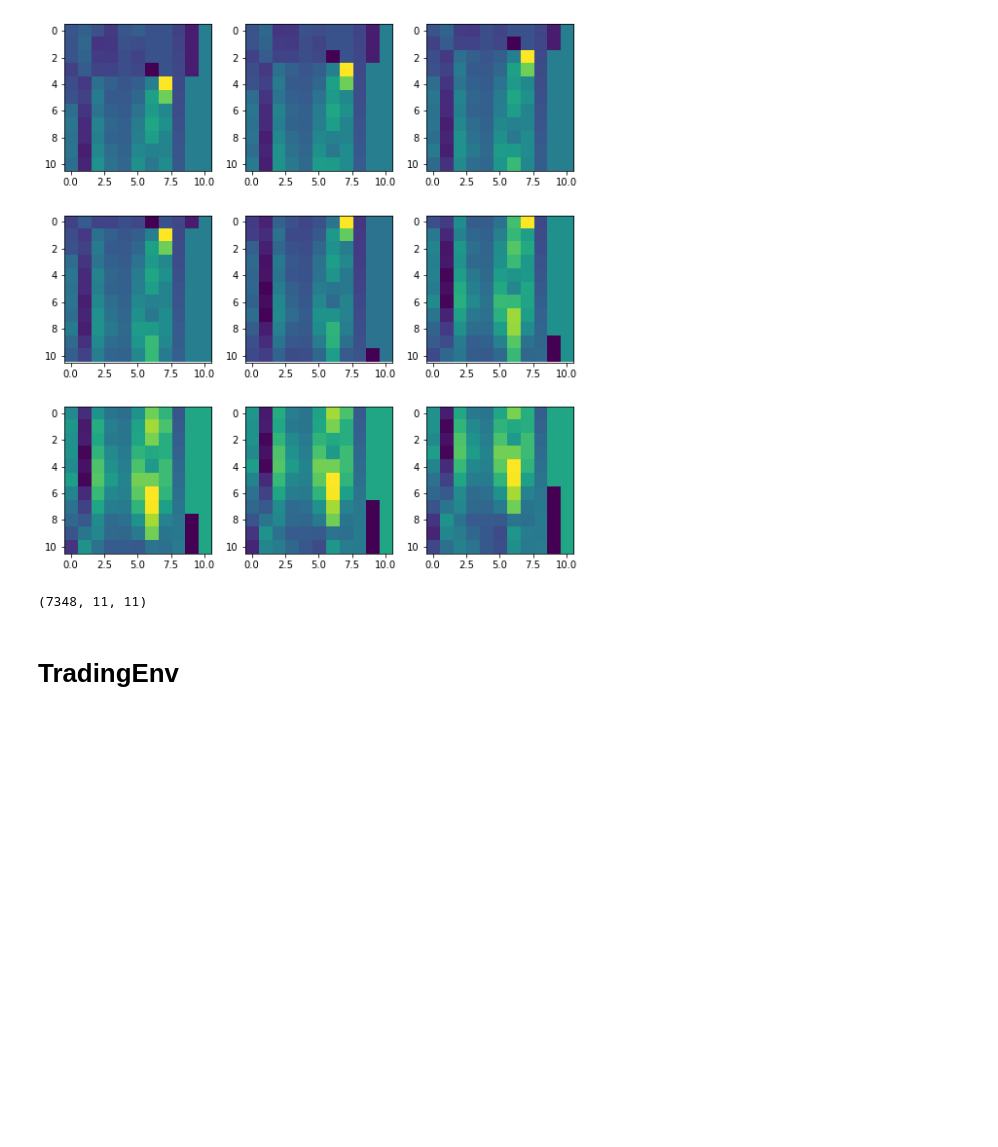
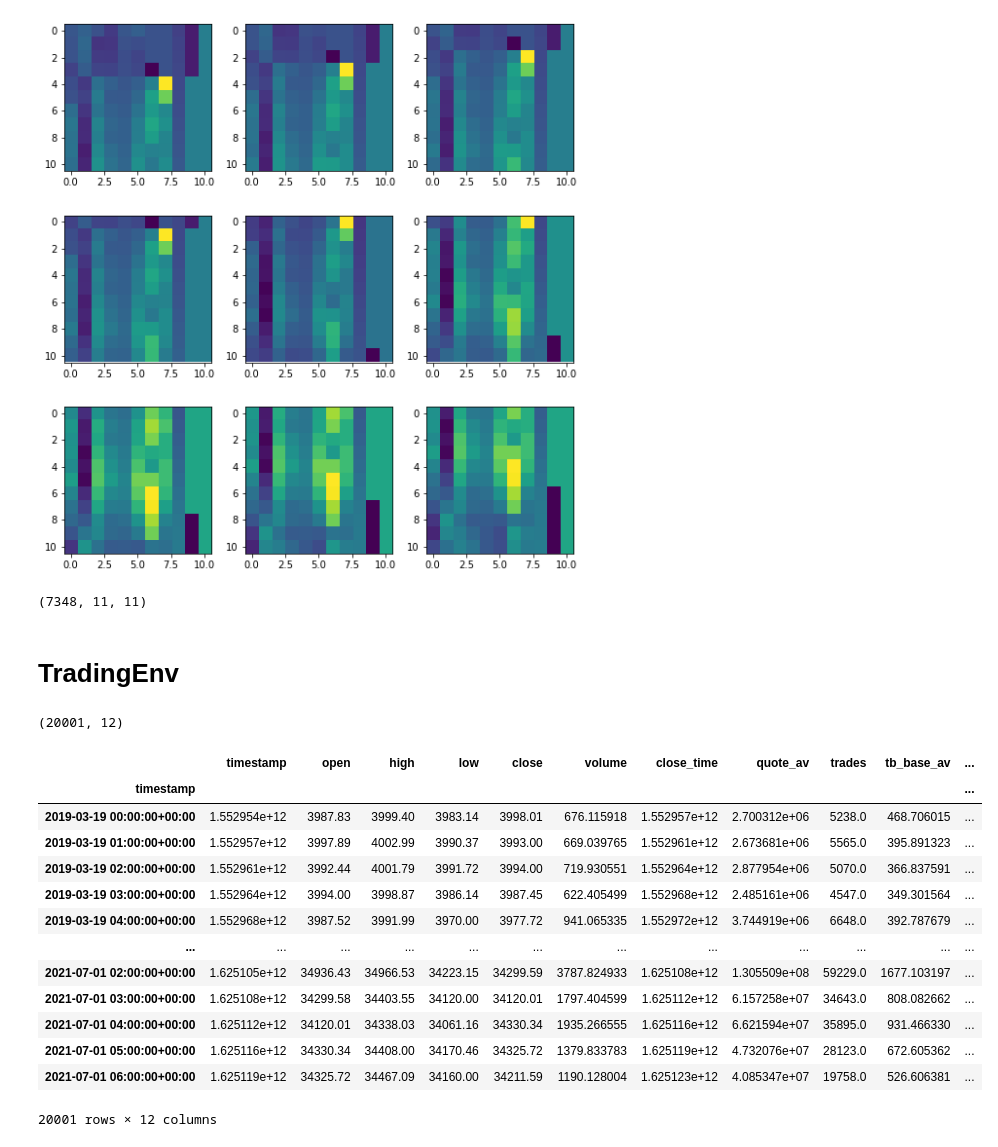
Before and after one commit to skywalker0803r/crypto, a Jupyter notebook: 強化學習交易機器人可行性評估.ipynb, the cells around one changed output. Saved outputs shown, nothing was run; the diff lists cells and outputs as text; code cells hidden in the pictures; blank space fills up the shorter version.

```diff
--- a/強化學習交易機器人可行性評估.ipynb
+++ b/強化學習交易機器人可行性評估.ipynb
@@ -386,7 +386,24 @@ class TradingEnv(gym.Env):
 # %%
 df = finlab_crypto.crawler.get_nbars_binance(
         symbol='BTCUSDT',
-        interval='4h',
-        nbars=9999,
+        interval='1h',
+        nbars=20000,
         client=Client(api_key, api_secret))
-env = TradingEnv(df)
+print(df.shape)
+df
+# %% [output]
+(20001, 12)
+|  | timestamp | open | high | low | close | volume | close_time | quote_av | trades | tb_base_av | ... |
+| timestamp |  |  |  |  |  |  |  |  |  |  | ... |
+| 2019-03-19 00:00:00+00:00 | 1.552954e+12 | 3987.83 | 3999.40 | 3983.14 | 3998.01 | 676.115918 | 1.552957e+12 | 2.700312e+06 | 5238.0 | 468.706015 | ... |
+| 2019-03-19 01:00:00+00:00 | 1.552957e+12 | 3997.89 | 4002.99 | 3990.37 | 3993.00 | 669.039765 | 1.552961e+12 | 2.673681e+06 | 5565.0 | 395.891323 | ... |
+| 2019-03-19 02:00:00+00:00 | 1.552961e+12 | 3992.44 | 4001.79 | 3991.72 | 3994.00 | 719.930551 | 1.552964e+12 | 2.877954e+06 | 5070.0 | 366.837591 | ... |
+| 2019-03-19 03:00:00+00:00 | 1.552964e+12 | 3994.00 | 3998.87 | 3986.14 | 3987.45 | 622.405499 | 1.552968e+12 | 2.485161e+06 | 4547.0 | 349.301564 | ... |
+| 2019-03-19 04:00:00+00:00 | 1.552968e+12 | 3987.52 | 3991.99 | 3970.00 | 3977.72 | 941.065335 | 1.552972e+12 | 3.744919e+06 | 6648.0 | 392.787679 | ... |
+| ... | ... | ... | ... | ... | ... | ... | ... | ... | ... | ... | ... |
+| 2021-07-01 02:00:00+00:00 | 1.625105e+12 | 34936.43 | 34966.53 | 34223.15 | 34299.59 | 3787.824933 | 1.625108e+12 | 1.305509e+08 | 59229.0 | 1677.103197 | ... |
+| 2021-07-01 03:00:00+00:00 | 1.625108e+12 | 34299.58 | 34403.55 | 34120.00 | 34120.01 | 1797.404599 | 1.625112e+12 | 6.157258e+07 | 34643.0 | 808.082662 | ... |
+| 2021-07-01 04:00:00+00:00 | 1.625112e+12 | 34120.01 | 34338.03 | 34061.16 | 34330.34 | 1935.266555 | 1.625116e+12 | 6.621594e+07 | 35895.0 | 931.466330 | ... |
+| 2021-07-01 05:00:00+00:00 | 1.625116e+12 | 34330.34 | 34408.00 | 34170.46 | 34325.72 | 1379.833783 | 1.625119e+12 | 4.732076e+07 | 28123.0 | 672.605362 | ... |
+| 2021-07-01 06:00:00+00:00 | 1.625119e+12 | 34325.72 | 34467.09 | 34160.00 | 34211.59 | 1190.128004 | 1.625123e+12 | 4.085347e+07 | 19758.0 | 526.606381 | ... |
+20001 rows × 12 columns
```
Also changed, not shown: parts of 9 cells of this notebook.
